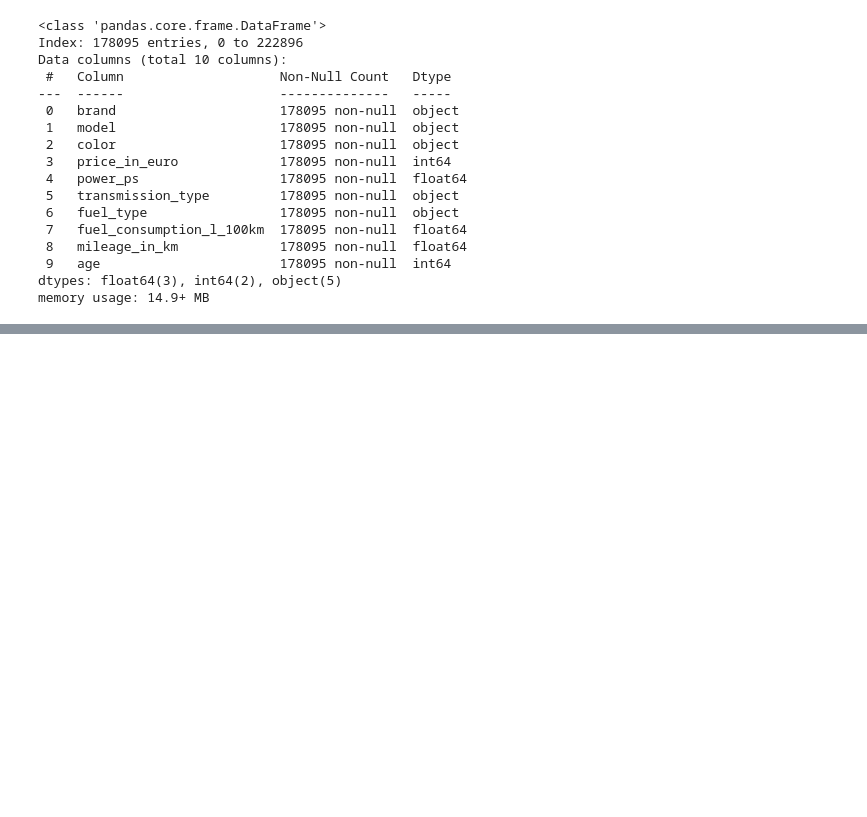
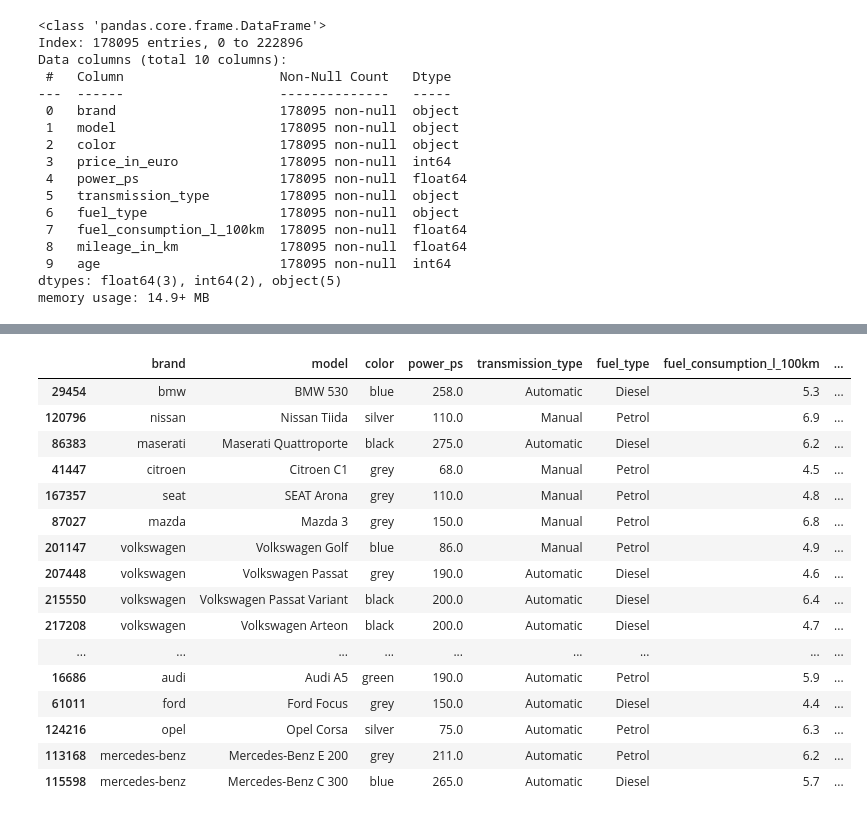
Before and after one commit to kiljos/data_mining, a Jupyter notebook: models/knn/knn_dropAll.ipynb, the cells around one changed output, grey strips where cells are left out. Saved outputs shown, nothing was run; the diff lists cells and outputs as text; code cells hidden in the pictures; blank space fills up the shorter version.

```diff
--- a/models/knn/knn_dropAll.ipynb
+++ b/models/knn/knn_dropAll.ipynb
@@ -148,0 +192,21 @@ plt.show()
+# %%
+X_test_sampled = shap.sample(X_test, 50)
+X_test_sampled
+# %% [output]
+|  | brand | model | color | power_ps | transmission_type | fuel_type | fuel_consumption_l_100km | ... |
+| 29454 | bmw | BMW 530 | blue | 258.0 | Automatic | Diesel | 5.3 | ... |
+| 120796 | nissan | Nissan Tiida | silver | 110.0 | Manual | Petrol | 6.9 | ... |
+| 86383 | maserati | Maserati Quattroporte | black | 275.0 | Automatic | Diesel | 6.2 | ... |
+| 41447 | citroen | Citroen C1 | grey | 68.0 | Manual | Petrol | 4.5 | ... |
+| 167357 | seat | SEAT Arona | grey | 110.0 | Manual | Petrol | 4.8 | ... |
+| 87027 | mazda | Mazda 3 | grey | 150.0 | Manual | Petrol | 6.8 | ... |
+| 201147 | volkswagen | Volkswagen Golf | blue | 86.0 | Manual | Petrol | 4.9 | ... |
+| 207448 | volkswagen | Volkswagen Passat | grey | 190.0 | Automatic | Diesel | 4.6 | ... |
+| 215550 | volkswagen | Volkswagen Passat Variant | black | 200.0 | Automatic | Diesel | 6.4 | ... |
+| 217208 | volkswagen | Volkswagen Arteon | black | 200.0 | Automatic | Diesel | 4.7 | ... |
+| ... | ... | ... | ... | ... | ... | ... | ... | ... |
+| 16686 | audi | Audi A5 | green | 190.0 | Automatic | Petrol | 5.9 | ... |
+| 61011 | ford | Ford Focus | grey | 150.0 | Automatic | Diesel | 4.4 | ... |
+| 124216 | opel | Opel Corsa | silver | 75.0 | Automatic | Petrol | 6.3 | ... |
+| 113168 | mercedes-benz | Mercedes-Benz E 200 | grey | 211.0 | Automatic | Petrol | 6.2 | ... |
+| 115598 | mercedes-benz | Mercedes-Benz C 300 | blue | 265.0 | Automatic | Diesel | 5.7 | ... |
```
Also changed, not shown: parts of 12 cells of this notebook, 1 other file.
